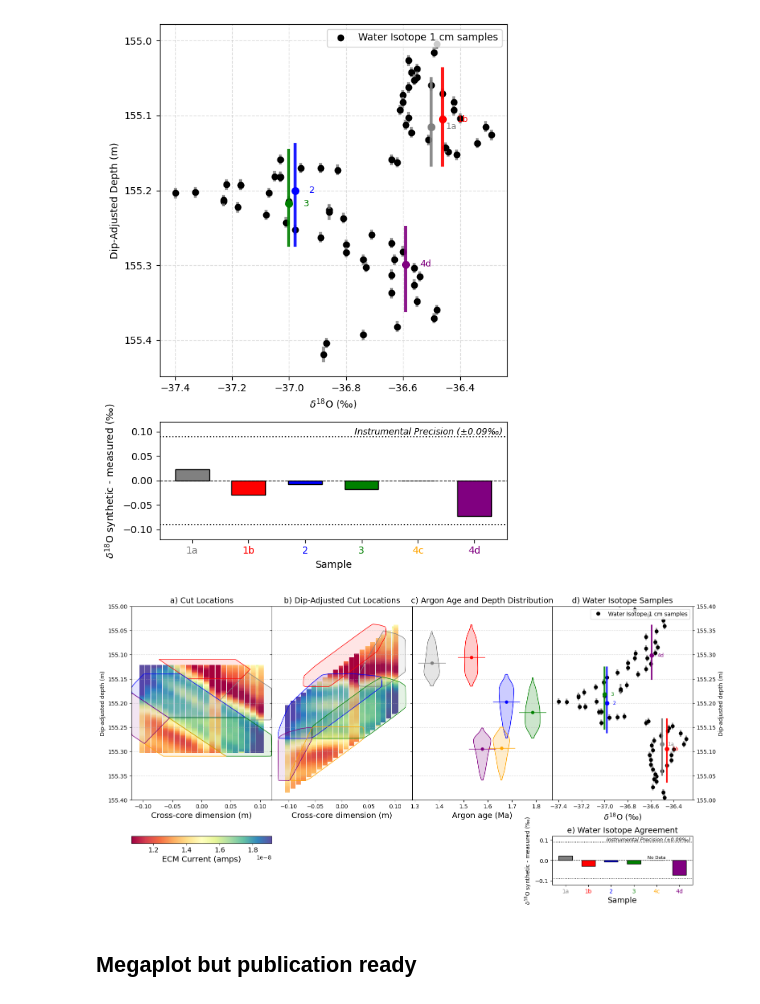
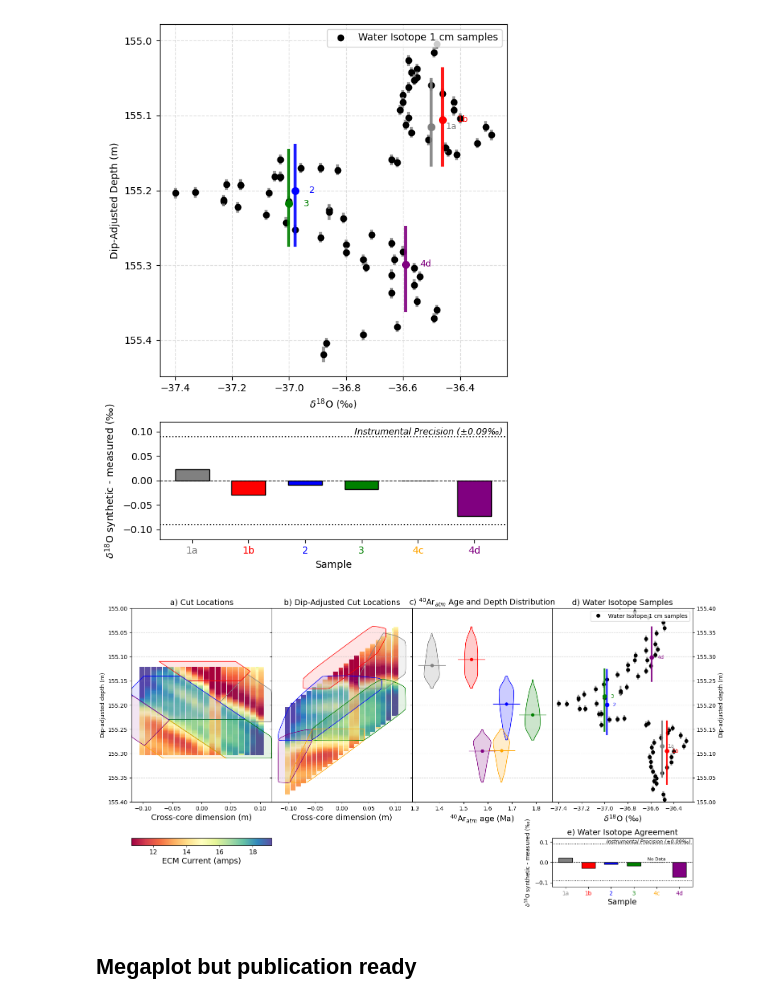
Before and after one commit to liamkirkpatrick/alhic1901_deeplayering, a Jupyter notebook: scripts/argon_plots/plot_argon.ipynb, the cells around one changed output. Drawn from its saved outputs; the diff is of its cells as text; code cells hidden in the pictures.

```diff
--- a/scripts/argon_plots/plot_argon.ipynb
+++ b/scripts/argon_plots/plot_argon.ipynb
@@ -598,7 +598,7 @@ colors = ['grey', 'red', 'blue', 'green', 'orange', 'purple']
 
 # axis setup - yaxis
 ax.set_ylim([155.27,155.13])
-ax.set_ylabel('Dip-Adjusted Depth (m)')
+ax.set_ylabel('Dip-Adjusted Depth (m)', fontsize=14)
 
 # axis setup - xaxis
 ax.set_xlim([.12,-.12])
@@ -905,7 +905,7 @@ for a in ax[0,1:-1]:
 
 ax[0,0].set_ylabel('Dip-adjusted depth (m)')
 ax[0,3].set_ylabel('Dip-adjusted depth (m)')
-ax[1,3].set_ylabel('$\\delta ^{18}$O synthetic - measured (‰)')
+ax[1,3].set_ylabel(r'$\delta ^{18}$O synthetic - measured (‰)')
 
 
 # =============================================================================================
@@ -929,7 +929,7 @@ for a in ax[0,:]:
 
 ax[0,0].set_title('a) Cut Locations', fontsize=fntsize)
 ax[0,1].set_title('b) Dip-Adjusted Cut Locations', fontsize=fntsize)
-ax[0,2].set_title('c) Argon Age and Depth Distribution', fontsize=fntsize)
+ax[0,2].set_title(r'c) $^{40}$Ar$_{atm}$ Age and Depth Distribution', fontsize=fntsize)
 ax[0,3].set_title('d) Water Isotope Samples', fontsize=fntsize)
 ax[1,3].set_title('e) Water Isotope Agreement', fontsize=fntsize)
 
@@ -939,7 +939,7 @@ ax[1,3].set_title('e) Water Isotope Agreement', fontsize=fntsize)
 # labels
 ax[0,0].set_xlabel('Cross-core dimension (m)', fontsize=fntsize)
 ax[0,1].set_xlabel('Cross-core dimension (m)', fontsize=fntsize)
-ax[0,2].set_xlabel('Argon age (Ma)', fontsize=fntsize)
+ax[0,2].set_xlabel(r'$^{40}$Ar$_{atm}$ age (Ma)', fontsize=fntsize)
 ax[0,3].set_xlabel('$\\delta ^{18}$O (‰)', fontsize=fntsize)
 ax[1,3].set_xlabel('Sample', fontsize=fntsize)
 
@@ -989,7 +989,7 @@ for i, shape in enumerate(shapes):
 #                                ax[1,1].get_position().x1 - ax[1,0].get_position().x0,
 #                                ax[1,0].get_position().height])
 # use the same normalization as the ECM plot
-norm = plt.Normalize(vmin=pltmin, vmax=pltmax)
+norm = plt.Normalize(vmin=pltmin*1e9, vmax=pltmax*1e9)
 #cax = fig.add_axes([0.1, 0.2, 0.2, 0.03])
 
 cbar1 = fig.colorbar(plt.cm.ScalarMappable(norm=norm, cmap='Spectral'), ax=ax[1,0], orientation='horizontal', fraction=1, pad=0)
@@ -1060,34 +1060,34 @@ ax[1,3].axhline(-0.09, color='black', linewidth=1.2, linestyle=':')
 # add a label ('instrumental precision') below upper black dashed line in italics
 ax[1,3].text(
      len(df_samples) - 1 + 0.5, 0.09, 'Instrumental Precision (±0.09‰)',
      color='black', va='bottom', ha='right', fontsize=9, style='italic'
 )
 
 ax[1,3].axhline(0, color='black', linewidth=0.8, linestyle='--')
 ax[1,3].set_xticks(x)
 ax[1,3].set_ylim([-0.12, 0.12])
 
 labels = [names[i] if i < len(names) else str(df_samples['age'].iloc[i]) for i in range(len(df_samples))]
 
 # add a "no data" label below bars with NaN values
 for i, is_nan in enumerate(nan_mask):
      if is_nan:
           ax[1,3].text(
                i, 0.025, 'No Data', color='black', ha='center', va='top', fontsize=8, rotation=0
           )
 
 ax[1,3].set_xticklabels(labels)
 
 for tick, color in zip(ax[1,3].get_xticklabels(), bar_colors):
      tick.set_color(color)
 
 #============================================================================================
 # finalize layout
 
 # increase the spacing between rows
 fig.subplots_adjust(hspace=0.3)
 # %% [output]
-[figure, old version]
+[figure, new version]
 # %% [markdown]
 ## Megaplot but publication ready
 # %%
```
Also changed, not shown: parts of 4 cells of this notebook, 4 other files.
